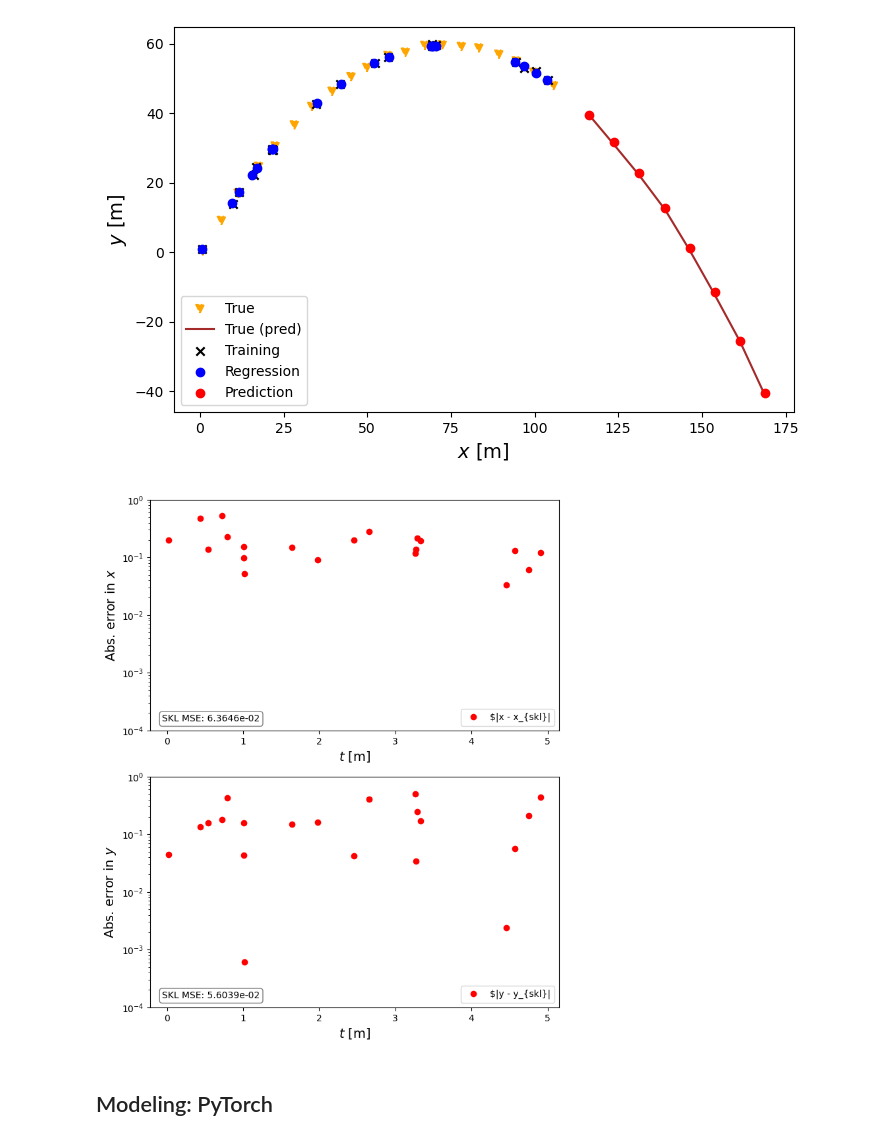
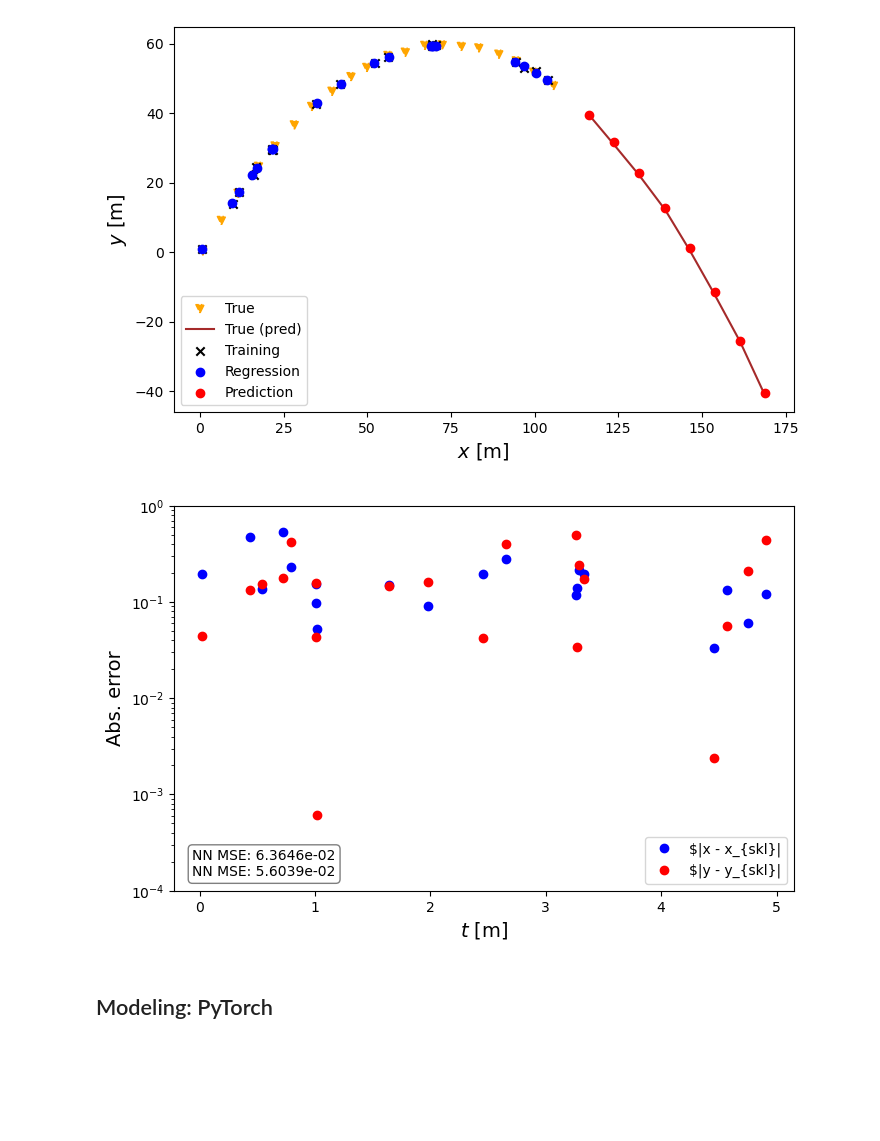
Before and after one commit to AJG91/linear-regression, a Jupyter notebook: notebooks/linear_regression-projectile_motion.ipynb, the cells around one changed output. Cells and saved outputs as stored; diff of their text form; code cells hidden in the pictures; blank space fills up the shorter version.

```diff
--- a/notebooks/linear_regression-projectile_motion.ipynb
+++ b/notebooks/linear_regression-projectile_motion.ipynb
@@ -137,39 +137,29 @@ fig.set_constrained_layout_pads(w_pad=0.01, h_pad=0.01)
 fig.savefig(path + 'linear_reg_skl_y_vs_x.png', bbox_inches='tight', dpi=dpi)
 # %% [output]
 [figure]
-# %%
-fig, ((ax1), (ax2)) = plt.subplots(2, 1, figsize=(8, 10))
-
-ax1.semilogy(np.sort(tc.squeeze(t_rand)), abs(np.sort(tc.squeeze(x)) - np.sort(x_skl)),
-             'o', color='r', label='$|x - x_{skl}|')
-
-props = dict(boxstyle='round', facecolor='white', alpha=0.5)
-ax1.text(0.03, 0.03, f'SKL MSE: {mean_squared_error(x, x_skl):.4e}',
-        transform=ax1.transAxes, verticalalignment='bottom', bbox=props)
-
-ax1.set_xlabel('$t$ [m]', fontsize=14)
-ax1.set_ylabel('Abs. error in $x$', fontsize=14)
-ax1.set_ylim(1e-4, 1)
-ax1.legend(loc='lower right')
-
-ax2.semilogy(np.sort(tc.squeeze(t_rand)), abs(np.sort(tc.squeeze(y)) - np.sort(y_skl)),
-             'o', color='r', label='$|y - y_{skl}|')
-
-props = dict(boxstyle='round', facecolor='white', alpha=0.5)
-ax2.text(0.03, 0.03, f'SKL MSE: {mean_squared_error(y, y_skl):.4e}',
-        transform=ax2.transAxes, verticalalignment='bottom', bbox=props)
-
-ax2.set_xlabel('$t$ [m]', fontsize=14)
-ax2.set_ylabel('Abs. error in $y$', fontsize=14)
-ax2.set_ylim(1e-4, 1)
-ax2.legend(loc='lower right')
-
-plt.show();
-
-fig.set_constrained_layout_pads(w_pad=0.01, h_pad=0.01)
-fig.savefig(path + 'linear_reg_abs_err_skl.png', bbox_inches='tight', dpi=dpi)
-# %% [output]
-[figure, removed]
+# %%
+fig = plt.figure(figsize=(8, 5))
+ax = plt.subplot()
+
+ax.semilogy(np.sort(tc.squeeze(t_rand)), abs(np.sort(tc.squeeze(x)) - np.sort(x_skl)),
+             'o',  color='b', label='$|x - x_{skl}|')
+ax.semilogy(np.sort(tc.squeeze(t_rand)), abs(np.sort(tc.squeeze(y)) - np.sort(y_skl)),
+             'o', color='r', label='$|y - y_{skl}|')
+
+props = dict(boxstyle='round', facecolor='white', alpha=0.5)
+ax.text(0.03, 0.03, f'NN MSE: {mean_squared_error(x, x_skl):.4e}\nNN MSE: {mean_squared_error(y, y_skl):.4e}',
+        transform=ax.transAxes, verticalalignment='bottom', bbox=props)
+
+ax.set_xlabel('$t$ [m]', fontsize=14)
+ax.set_ylabel('Abs. error', fontsize=14)
+ax.set_ylim(1e-4, 1)
+ax.legend(loc='lower right')
+plt.show();
+
+fig.set_constrained_layout_pads(w_pad=0.01, h_pad=0.01)
+fig.savefig(path + 'linear_reg_abs_err_skl.png', bbox_inches='tight', dpi=dpi)
+# %% [output]
+[figure, added]
 # %% [markdown]
 ## Modeling: PyTorch
 # %%
```
Also changed, not shown: parts of 7 cells of this notebook, 6 other files.
